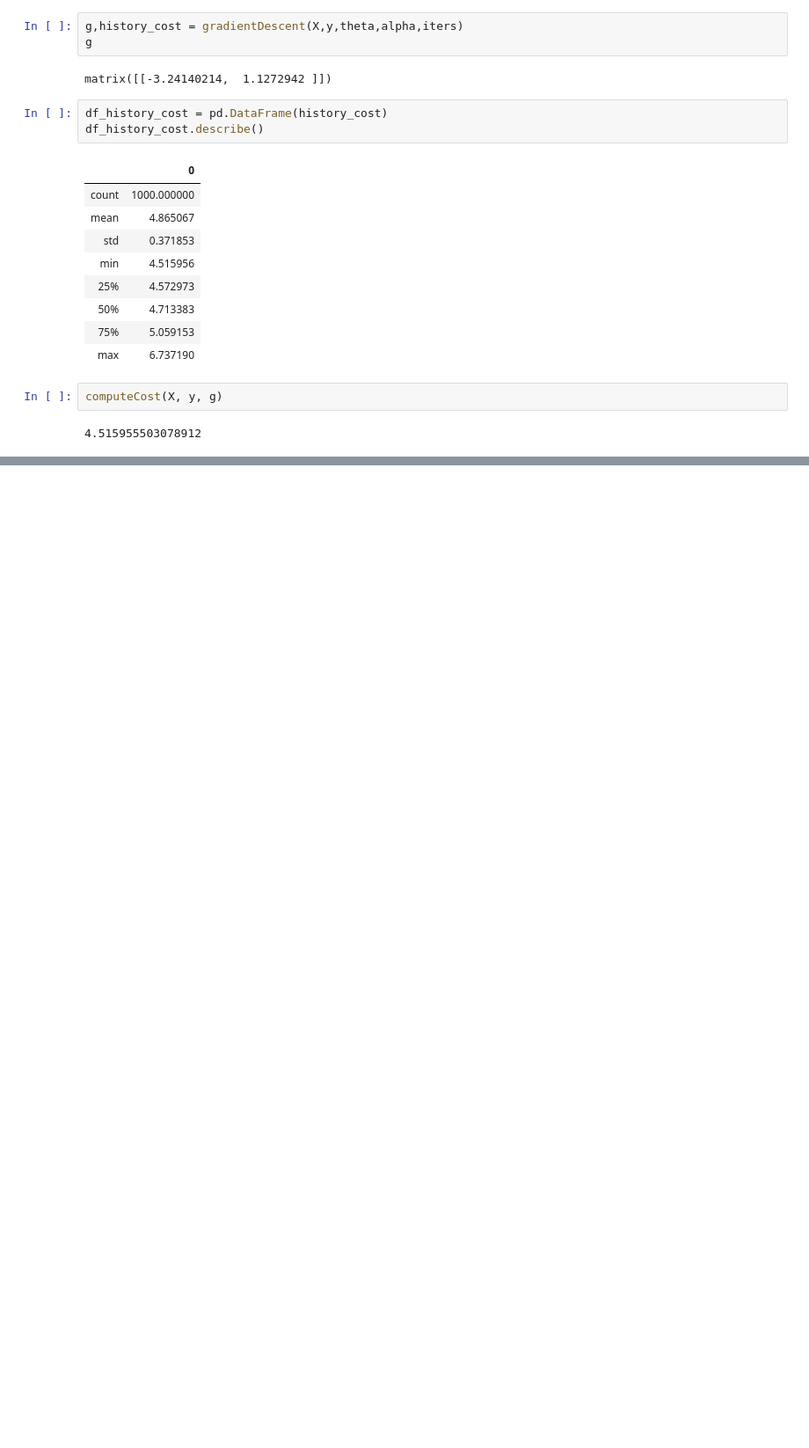
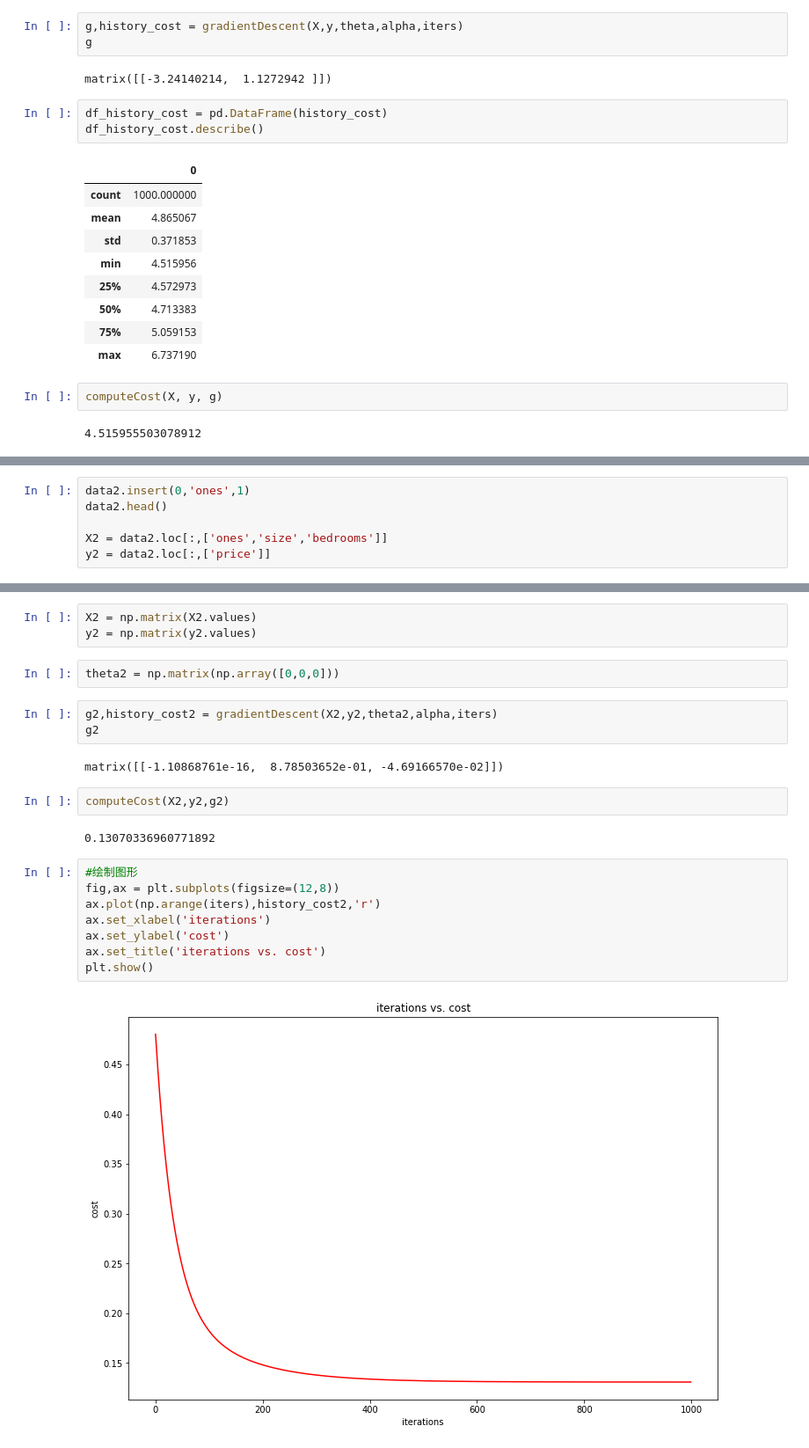
Before and after one commit to hehekyo/Coursera_ML_Exercise, a Jupyter notebook: machine-learning-ex1/ex1_t1.ipynb, the cells around one changed output, grey strips where cells are left out. Shown at 88% size. Saved outputs shown, nothing was run; the diff lists cells and outputs as text; blank space fills up the shorter version.

```diff
--- a/machine-learning-ex1/ex1_t1.ipynb
+++ b/machine-learning-ex1/ex1_t1.ipynb
@@ -160,0 +199,6 @@ plt.show()
+# %%
+data2.insert(0,'ones',1)
+data2.head()
+
+X2 = data2.loc[:,['ones','size','bedrooms']]
+y2 = data2.loc[:,['price']]
@@ -160,0 +223,24 @@ plt.show()
+# %%
+X2 = np.matrix(X2.values)
+y2 = np.matrix(y2.values)
+# %%
+theta2 = np.matrix(np.array([0,0,0]))
+# %%
+g2,history_cost2 = gradientDescent(X2,y2,theta2,alpha,iters)
+g2
+# %% [output]
+matrix([[-1.10868761e-16,  8.78503652e-01, -4.69166570e-02]])
+# %%
+computeCost(X2,y2,g2)
+# %% [output]
+0.13070336960771892
+# %%
+#绘制图形
+fig,ax = plt.subplots(figsize=(12,8))
+ax.plot(np.arange(iters),history_cost2,'r')
+ax.set_xlabel('iterations')
+ax.set_ylabel('cost')
+ax.set_title('iterations vs. cost')
+plt.show()
+# %% [output]
+[figure, added]
```
Also changed, not shown: parts of 13 cells of this notebook, 1 other file.
